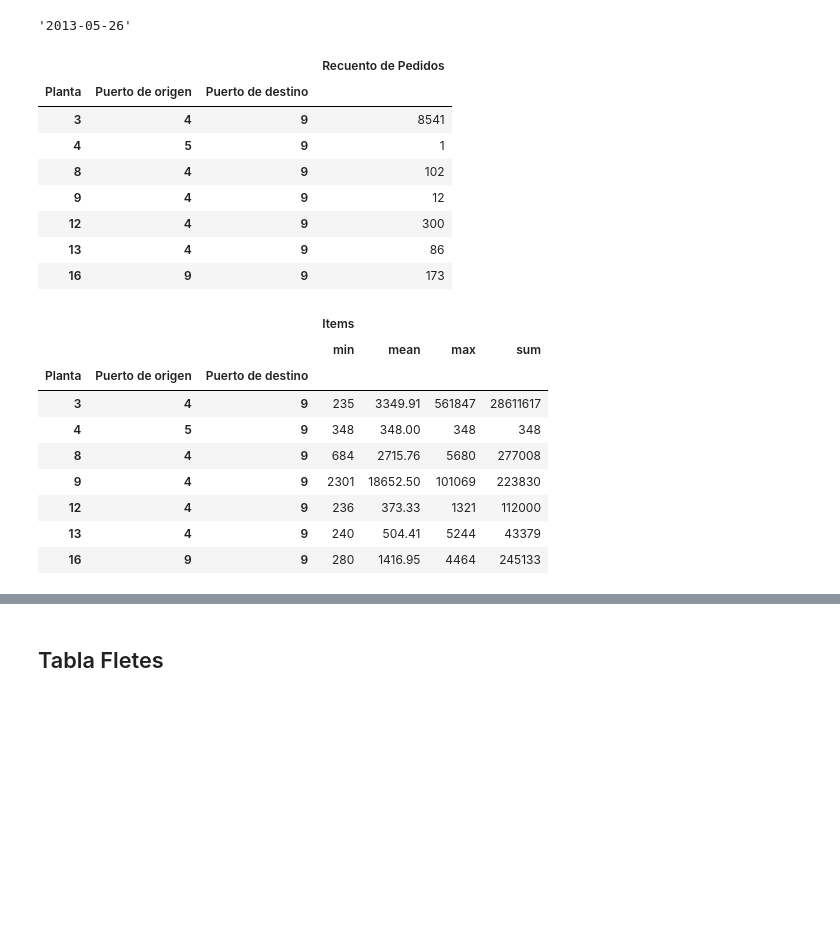
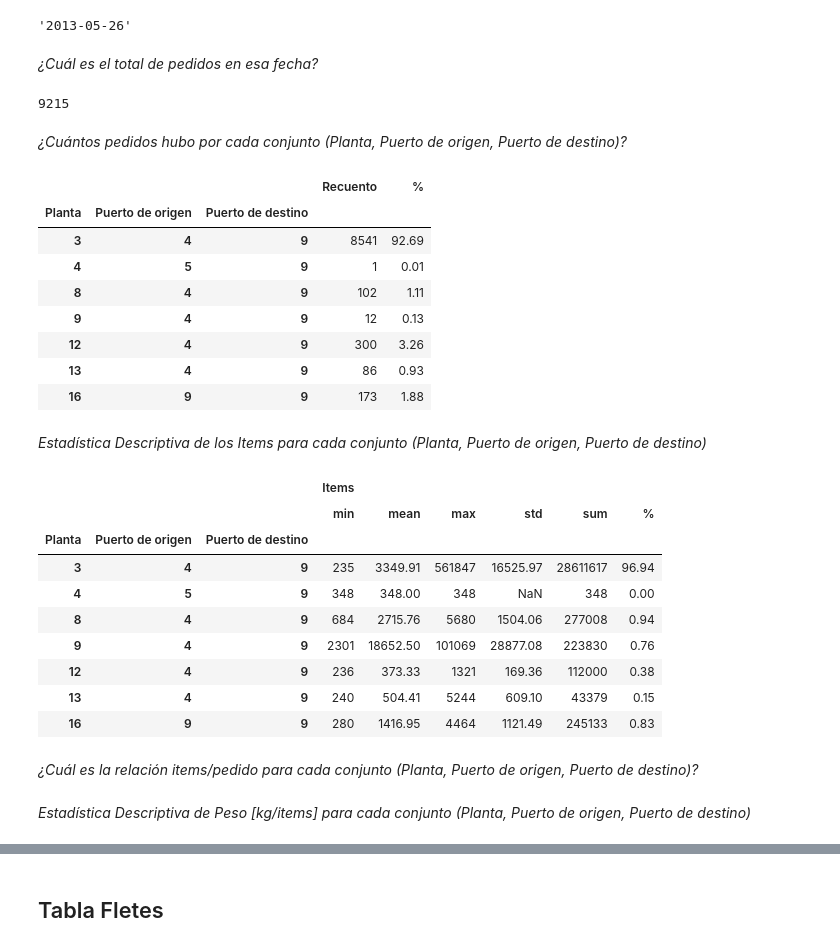
Before and after one commit to hernanrodri/Supply-Chain-Analytics, a Jupyter notebook: Supply Chain Analysis.ipynb, the cells around one changed output, grey strips where cells are left out. Cells and saved outputs as stored; diff of their text form; code cells hidden in the pictures; blank space fills up the shorter version.

```diff
--- a/Supply Chain Analysis.ipynb
+++ b/Supply Chain Analysis.ipynb
@@ -60,2 +64,10 @@ d[0].astype(str)
 # %% [output]
 '2013-05-26'
+# %% [markdown]
+*¿Cuál es el total de pedidos en esa fecha?*
+# %%
+pedidos.shape[0]
+# %% [output]
+9215
+# %% [markdown]
+*¿Cuántos pedidos hubo por cada conjunto (Planta, Puerto de origen, Puerto de destino)?*
@@ -62,31 +77,44 @@ d[0].astype(str)
 # %%
-pedidos["Pedido"] = pedidos["Pedido"].astype(int)
-pedidos[["Puerto de origen", "Planta", "Puerto de destino"]] = pedidos[["Puerto de origen", "Planta", "Puerto de destino"]].replace(to_replace = "[^\d.]", value = "", regex = True).astype(int)
+pedidos_agrup = pedidos.groupby(by = ["Planta", "Puerto de origen", "Puerto de destino"]).agg({"Pedido": "size"}).rename(columns = {"Pedido": "Recuento"})
 
-pedidos_agrup = pedidos.groupby(by = ["Planta", "Puerto de origen", "Puerto de destino"]).agg({"Pedido": "size"}).rename(columns = {"Pedido": "Recuento de Pedidos"})
-pedidos_agrup
+total = pedidos_agrup["Recuento"].sum()
+porcentaje = lambda x: x / total * 100
+
+pedidos_agrup["%"] = pedidos_agrup["Recuento"].apply(porcentaje)
+pedidos_agrup.round(2)
 # %% [output]
-|  |  |  | Recuento de Pedidos |
-| Planta | Puerto de origen | Puerto de destino |  |
-| 3 | 4 | 9 | 8541 |
-| 4 | 5 | 9 | 1 |
-| 8 | 4 | 9 | 102 |
-| 9 | 4 | 9 | 12 |
-| 12 | 4 | 9 | 300 |
-| 13 | 4 | 9 | 86 |
-| 16 | 9 | 9 | 173 |
+|  |  |  | Recuento | % |
+| Planta | Puerto de origen | Puerto de destino |  |  |
+| 3 | 4 | 9 | 8541 | 92.69 |
+| 4 | 5 | 9 | 1 | 0.01 |
+| 8 | 4 | 9 | 102 | 1.11 |
+| 9 | 4 | 9 | 12 | 0.13 |
+| 12 | 4 | 9 | 300 | 3.26 |
+| 13 | 4 | 9 | 86 | 0.93 |
+| 16 | 9 | 9 | 173 | 1.88 |
+# %% [markdown]
+*Estadística Descriptiva de los Items para cada conjunto (Planta, Puerto de origen, Puerto de destino)*
 # %%
-pedidos_agrup = pedidos.groupby(by = ["Planta", "Puerto de origen", "Puerto de destino"]).agg({"Items": ["min", "mean", "max", "sum"]}).round(2)
-pedidos_agrup
+pedidos_agrup = pedidos.groupby(by = ["Planta", "Puerto de origen", "Puerto de destino"]).agg({"Items": ["min", "mean", "max", "std", "sum"]})
+
+total = pedidos_agrup[("Items", "sum")].sum()
+porcentaje = lambda x: x / total * 100
+
+pedidos_agrup[("Items", "%")] = pedidos_agrup[("Items", "sum")].apply(porcentaje)
+pedidos_agrup.round(2)
 # %% [output]
-|  |  |  | Items |  |  |  |
-|  |  |  | min | mean | max | sum |
-| Planta | Puerto de origen | Puerto de destino |  |  |  |  |
-| 3 | 4 | 9 | 235 | 3349.91 | 561847 | 28611617 |
-| 4 | 5 | 9 | 348 | 348.00 | 348 | 348 |
-| 8 | 4 | 9 | 684 | 2715.76 | 5680 | 277008 |
-| 9 | 4 | 9 | 2301 | 18652.50 | 101069 | 223830 |
-| 12 | 4 | 9 | 236 | 373.33 | 1321 | 112000 |
-| 13 | 4 | 9 | 240 | 504.41 | 5244 | 43379 |
-| 16 | 9 | 9 | 280 | 1416.95 | 4464 | 245133 |
+|  |  |  | Items |  |  |  |  |  |
+|  |  |  | min | mean | max | std | sum | % |
+| Planta | Puerto de origen | Puerto de destino |  |  |  |  |  |  |
+| 3 | 4 | 9 | 235 | 3349.91 | 561847 | 16525.97 | 28611617 | 96.94 |
+| 4 | 5 | 9 | 348 | 348.00 | 348 | NaN | 348 | 0.00 |
+| 8 | 4 | 9 | 684 | 2715.76 | 5680 | 1504.06 | 277008 | 0.94 |
+| 9 | 4 | 9 | 2301 | 18652.50 | 101069 | 28877.08 | 223830 | 0.76 |
+| 12 | 4 | 9 | 236 | 373.33 | 1321 | 169.36 | 112000 | 0.38 |
+| 13 | 4 | 9 | 240 | 504.41 | 5244 | 609.10 | 43379 | 0.15 |
+| 16 | 9 | 9 | 280 | 1416.95 | 4464 | 1121.49 | 245133 | 0.83 |
+# %% [markdown]
+*¿Cuál es la relación items/pedido para cada conjunto (Planta, Puerto de origen, Puerto de destino)?*
+# %% [markdown]
+*Estadística Descriptiva de Peso [kg/items] para cada conjunto (Planta, Puerto de origen, Puerto de destino)*
 # %%
```
Also changed, not shown: parts of 21 cells of this notebook.
